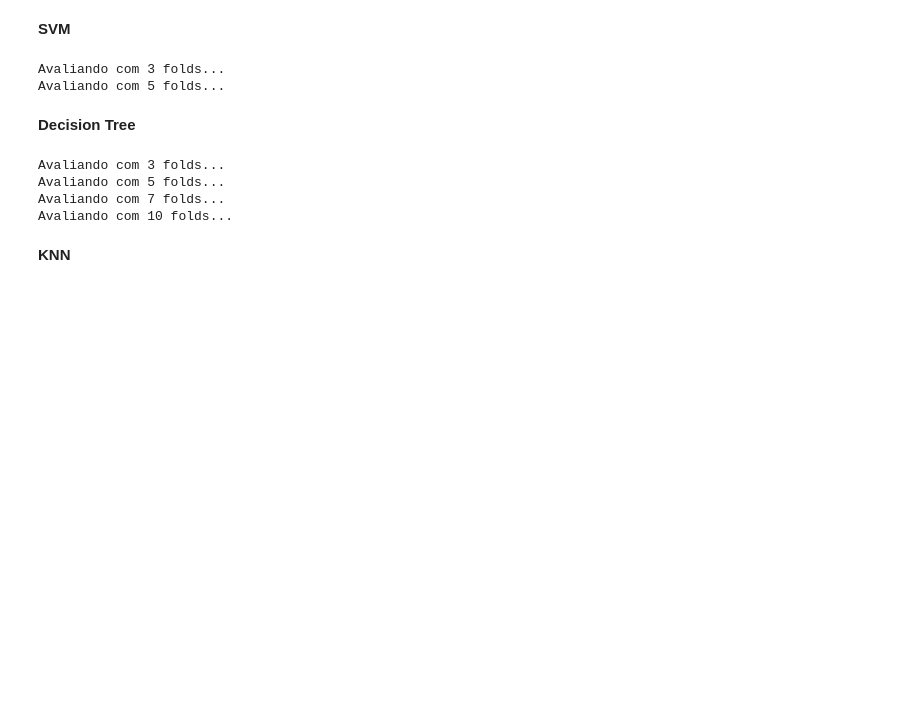
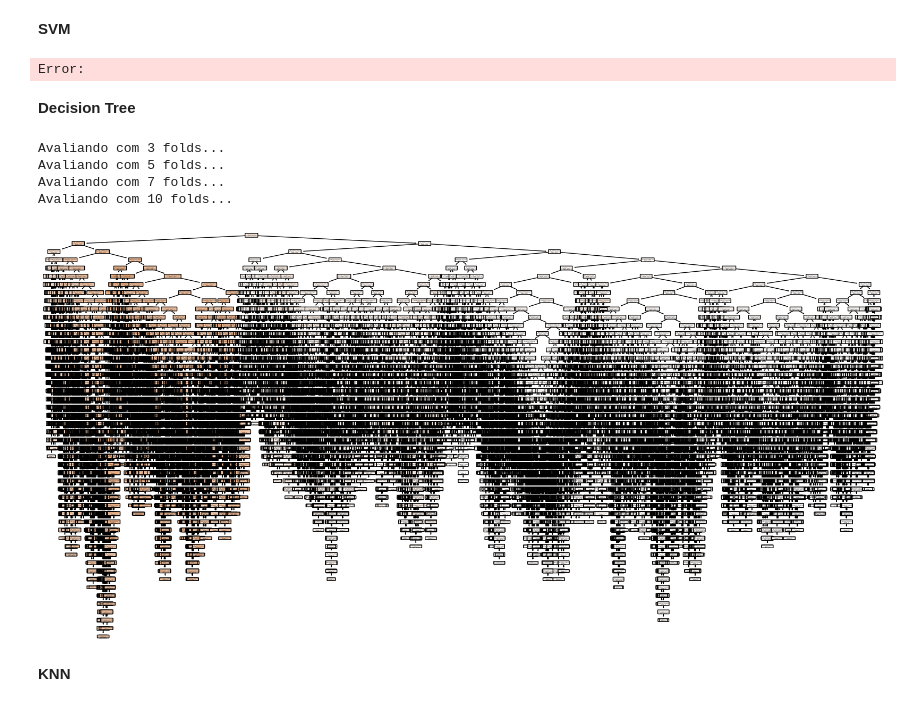
Before and after one commit to ElyssonAlvs/Machine_Learning, a Jupyter notebook: Flight_Prediction/Códigos/Flight_Regression.ipynb, the cells around one changed output. Cells and saved outputs as stored; diff of their text form; code cells hidden in the pictures; blank space fills up the shorter version.

Commit message:
Melhorando a execução dos modelos

```diff
--- a/Flight_Prediction/Códigos/Flight_Regression.ipynb
+++ b/Flight_Prediction/Códigos/Flight_Regression.ipynb
@@ -753,14 +749,8 @@ Avaliando com 10 folds...
 # Definir o modelo
 modelo = RandomForestRegressor(random_state=42)
 
-# Criar um pipeline que inclui o preprocessor e o modelo
-model_pipeline = Pipeline(steps=[
-    ('preprocessor', preprocessor),
-    ('model', modelo)
-])
-
 # Ajustar e avaliar o modelo
-model_pipeline.fit(X_train, y_train)
-resultados_rf = avaliar_modelo(model_pipeline, X_train, y_train, folds)
+modelo.fit(X_train_transformed, y_train)
+resultados_rf = avaliar_modelo(modelo, X_train_transformed, y_train, folds)
 # %% [output]
 Avaliando com 3 folds...
@@ -767,55 +760,35 @@ Avaliando com 3 folds...
 # %% [markdown]
 **SVM**
 # %%
-# Definir o modelo
-modelo = SVR()
+# # Definir o modelo
+# modelo = SVR()
 
-# Criar um pipeline que inclui o preprocessor e o modelo
-model_pipeline = Pipeline(steps=[
-    ('preprocessor', preprocessor),
-    ('model', modelo)
-])
+# # Criar um pipeline que inclui o preprocessor e o modelo
+# model_pipeline = Pipeline(steps=[
+#     ('preprocessor', preprocessor),
+#     ('model', modelo)
+# ])
 
-# Ajustar e avaliar o modelo
-model_pipeline.fit(X_train, y_train)
-resultados_svm = avaliar_modelo(model_pipeline, X_train, y_train, folds)
+# # Ajustar e avaliar o modelo
+# model_pipeline.fit(X_train, y_train)
+# resultados_svm = avaliar_modelo(model_pipeline, X_train, y_train, folds)
 # %% [output]
-Avaliando com 3 folds...
-Avaliando com 5 folds...
+Error:
 # %% [markdown]
 **Decision Tree**
-# %%
-# Definir o modelo
-modelo = DecisionTreeRegressor(random_state=42)
-
-# Criar um pipeline que inclui o preprocessor e o modelo
-model_pipeline = Pipeline(steps=[
-    ('preprocessor', preprocessor),
-    ('model', modelo)
-])
-
-# Ajustar e avaliar o modelo
-model_pipeline.fit(X_train, y_train)
-resultados_dt = avaliar_modelo(model_pipeline, X_train, y_train, folds)
-
-# Visualizar a árvore de decisão já treinada
-dot_data = export_graphviz(modelo, out_file=None,
-                           feature_names=X_train.columns,
-                           filled=True, rounded=True,
-                           special_characters=True)
-graph = graphviz.Source(dot_data)
-graph.render("decision_tree")  # Salvar como arquivo PDF
-graph
-
-# Visualizar a árvore de decisão com Matplotlib
-plt.figure(figsize=(20,10))
-plot_tree(modelo, feature_names=X_train.columns, filled=True, rounded=True)
-plt.show()
-# %% [output]
-Avaliando com 3 folds...
-Avaliando com 5 folds...
-Avaliando com 7 folds...
-Avaliando com 10 folds...
+# %%
+# Definir o modelo
+modelo = DecisionTreeRegressor(random_state=42)
+
+# Ajustar e avaliar o modelo
+modelo.fit(X_train_transformed, y_train)
+resultados_dt = avaliar_modelo(modelo, X_train_transformed, y_train, folds)
+# %% [output]
+Avaliando com 3 folds...
+Avaliando com 5 folds...
+Avaliando com 7 folds...
+Avaliando com 10 folds...
+[figure, added]
 # %% [markdown]
 **KNN**
 # %%
```
Also changed, not shown: parts of 8 cells of this notebook.
